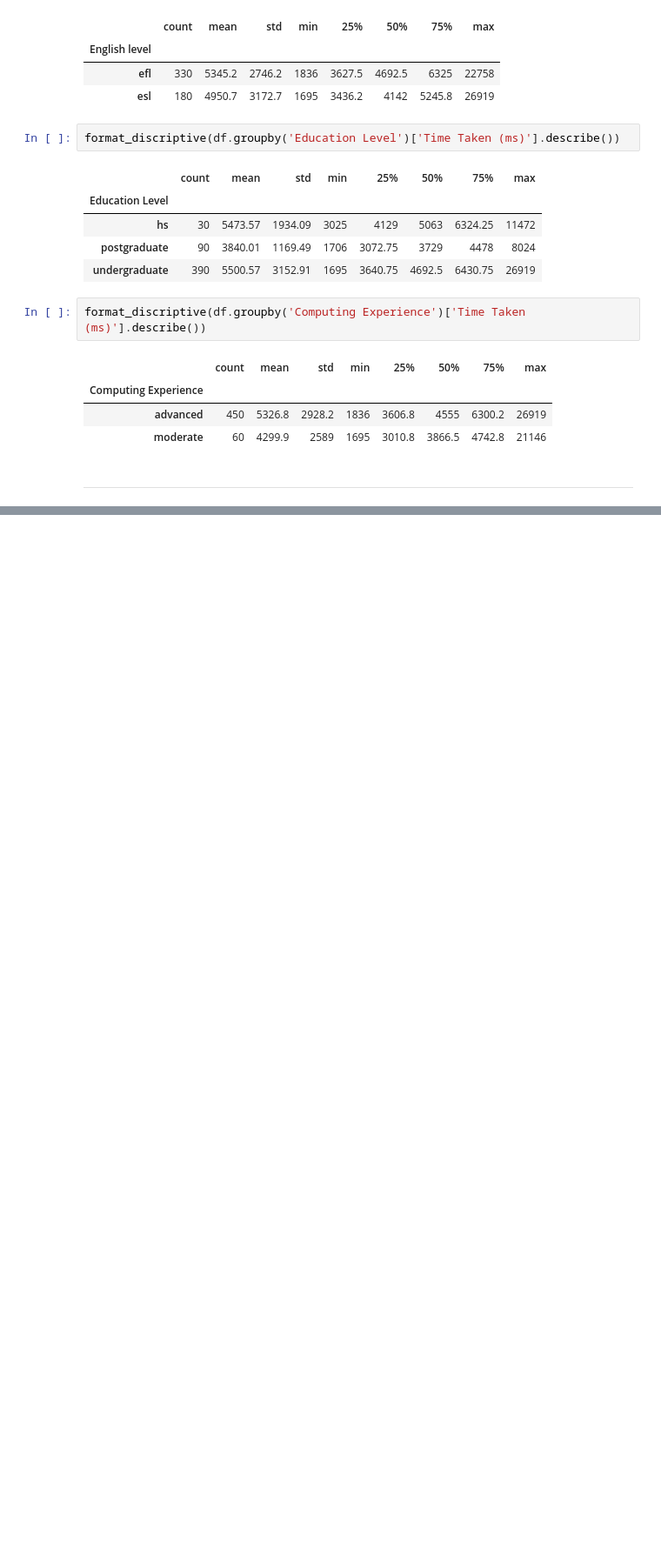
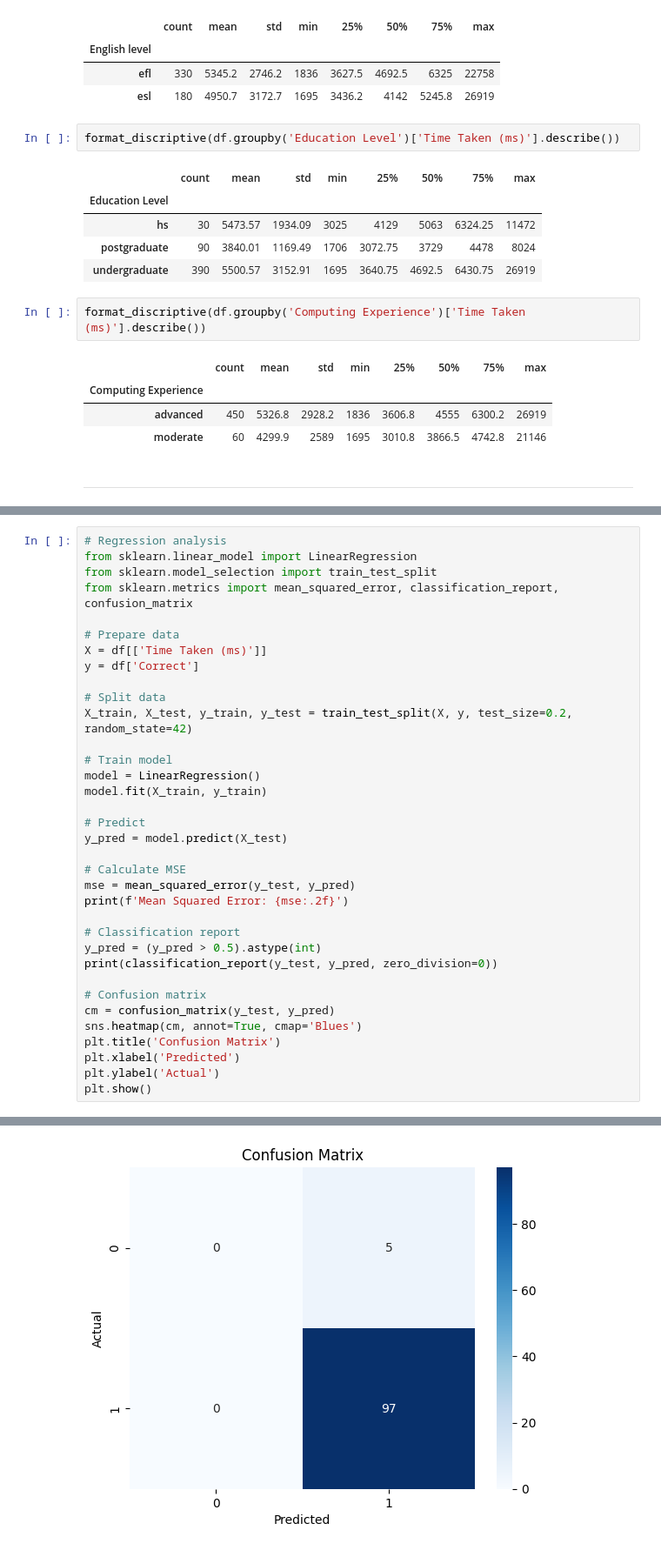
Before and after one commit to bilinni/Experiment-2-CamelCase-Vs-KebabCase, a Jupyter notebook: exploring/main.ipynb, the cells around one changed output, grey strips where cells are left out. Shown at 87% size. Drawn from its saved outputs; the diff is of its cells as text; blank space fills up the shorter version.

```diff
--- a/exploring/main.ipynb
+++ b/exploring/main.ipynb
@@ -398,0 +544,36 @@ format_discriptive(df.groupby('Computing Experience')['Time Taken (ms)'].describ
+# %%
+# Regression analysis
+from sklearn.linear_model import LinearRegression
+from sklearn.model_selection import train_test_split
+from sklearn.metrics import mean_squared_error, classification_report, confusion_matrix
+
+# Prepare data
+X = df[['Time Taken (ms)']]
+y = df['Correct']
+
+# Split data
+X_train, X_test, y_train, y_test = train_test_split(X, y, test_size=0.2, random_state=42)
+
+# Train model
+model = LinearRegression()
+model.fit(X_train, y_train)
+
+# Predict
+y_pred = model.predict(X_test)
+
+# Calculate MSE
+mse = mean_squared_error(y_test, y_pred)
+print(f'Mean Squared Error: {mse:.2f}')
+
+# Classification report
+y_pred = (y_pred > 0.5).astype(int)
+print(classification_report(y_test, y_pred, zero_division=0))
+
+# Confusion matrix
+cm = confusion_matrix(y_test, y_pred)
+sns.heatmap(cm, annot=True, cmap='Blues')
+plt.title('Confusion Matrix')
+plt.xlabel('Predicted')
+plt.ylabel('Actual')
+plt.show()
+# %% [output]
@@ -398,0 +589 @@ format_discriptive(df.groupby('Computing Experience')['Time Taken (ms)'].describ
+[figure, added]
```
Also changed, not shown: parts of 9 cells of this notebook.
